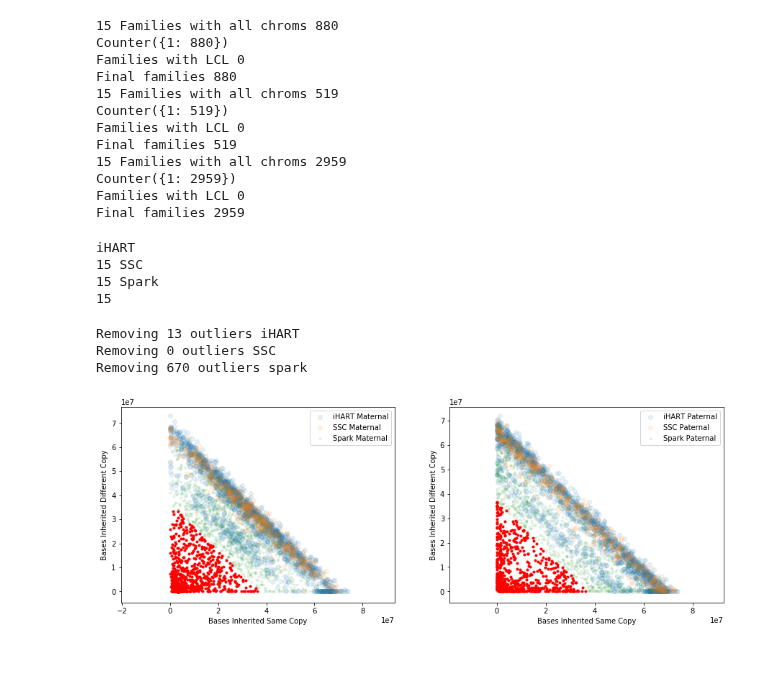
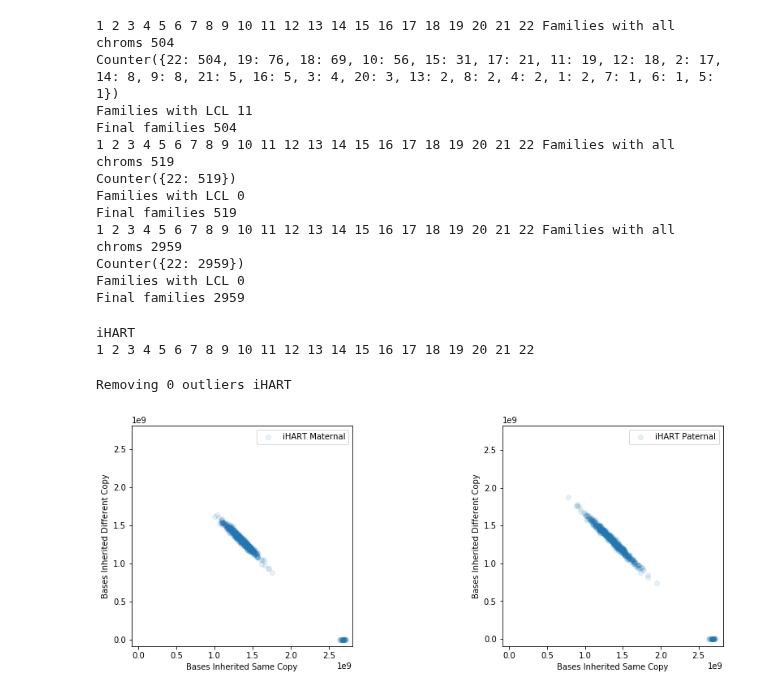
Before and after one commit to kpaskov/PhasingFamilies, a Jupyter notebook: analysis/Sibpair-Similarity.ipynb, the cells around one changed output. Cells and saved outputs as stored; diff of their text form; code cells hidden in the pictures; blank space fills up the shorter version.

```diff
--- a/analysis/Sibpair-Similarity.ipynb
+++ b/analysis/Sibpair-Similarity.ipynb
@@ -26,11 +26,11 @@ for ped_file in ped_files:
                 child_id_to_affected[child_id] = disease_status
                 child_id_to_sex[child_id] = sex
 # %%
-#chroms = [str(x) for x in range(1, 16)] #+
-chroms = ['15']
+chroms = [str(x) for x in range(1, 23)] #+
+#chroms = ['22']
 
-ihart_family_sizes = [3, 4, 5, 6, 7]
-ihart_phase_dir = '../phased_ihart_9.10'
+ihart_family_sizes = [3, 4, 5, 6]
+ihart_phase_dir = '../phased_ihart'
 
 #ihart_chip_family_sizes = [3, 4, 5, 6, 7]
 #ihart_chip_phase_dir = '../phased_ihart_chip'
@@ -92,16 +92,16 @@ ok_spark_families = pull_ok_families(spark_phase_dir, spark_family_sizes)
 #ok_spark_quad_families = pull_ok_families(spark_quad_phase_dir, spark_quad_family_sizes)
 #ok_ihart_chip_families = pull_ok_families(ihart_chip_phase_dir, ihart_chip_family_sizes)
 # %% [output]
-15 Families with all chroms 880
-Counter({1: 880})
-Families with LCL 0
-Final families 880
-15 Families with all chroms 519
-Counter({1: 519})
+1 2 3 4 5 6 7 8 9 10 11 12 13 14 15 16 17 18 19 20 21 22 Families with all chroms 504
+Counter({22: 504, 19: 76, 18: 69, 10: 56, 15: 31, 17: 21, 11: 19, 12: 18, 2: 17, 14: 8, 9: 8, 21: 5, 16: 5, 3: 4, 20: 3, 13: 2, 8: 2, 4: 2, 1: 2, 7: 1, 6: 1, 5: 1})
+Families with LCL 11
+Final families 504
+1 2 3 4 5 6 7 8 9 10 11 12 13 14 15 16 17 18 19 20 21 22 Families with all chroms 519
+Counter({22: 519})
 Families with LCL 0
 Final families 519
-15 Families with all chroms 2959
-Counter({1: 2959})
+1 2 3 4 5 6 7 8 9 10 11 12 13 14 15 16 17 18 19 20 21 22 Families with all chroms 2959
+Counter({22: 2959})
 Families with LCL 0
 Final families 2959
 # %%
@@ -176,17 +176,15 @@ ihart_sibpair_to_mat_match, ihart_sibpair_to_mat_mismatch, ihart_sibpair_to_pat_
 #ihart_quad_sibpair_to_mat_match, ihart_quad_sibpair_to_mat_mismatch, ihart_quad_sibpair_to_pat_match, ihart_quad_sibpair_to_pat_mismatch = load_phase_data(ihart_quad_phase_dir, ihart_quad_family_sizes, ok_ihart_quad_families)#, ignore_mask=True)
 #print('iHART chip')
 #ihart_chip_sibpair_to_mat_match, ihart_chip_sibpair_to_mat_mismatch, ihart_chip_sibpair_to_pat_match, ihart_chip_sibpair_to_pat_mismatch  = load_phase_data(ihart_chip_phase_dir, ihart_chip_family_sizes, ok_ihart_chip_families)
-print('SSC')
-ssc_sibpair_to_mat_match, ssc_sibpair_to_mat_mismatch, ssc_sibpair_to_pat_match, ssc_sibpair_to_pat_mismatch  = load_phase_data(ssc_phase_dir, ssc_family_sizes, ok_ssc_families)#, ignore_mask=True)
-print('Spark')
-spark_sibpair_to_mat_match, spark_sibpair_to_mat_mismatch, spark_sibpair_to_pat_match, spark_sibpair_to_pat_mismatch  = load_phase_data(spark_phase_dir, spark_family_sizes, ok_spark_families)#, ignore_mask=True)
+#print('SSC')
+#ssc_sibpair_to_mat_match, ssc_sibpair_to_mat_mismatch, ssc_sibpair_to_pat_match, ssc_sibpair_to_pat_mismatch  = load_phase_data(ssc_phase_dir, ssc_family_sizes, ok_ssc_families)#, ignore_mask=True)
+#print('Spark')
+#spark_sibpair_to_mat_match, spark_sibpair_to_mat_mismatch, spark_sibpair_to_pat_match, spark_sibpair_to_pat_mismatch  = load_phase_data(spark_phase_dir, spark_family_sizes, ok_spark_families)#, ignore_mask=True)
 ##print('Spark quad')
 #spark_quad_sibpair_to_mat_match, spark_quad_sibpair_to_mat_mismatch, spark_quad_sibpair_to_pat_match, spark_quad_sibpair_to_pat_mismatch  = load_phase_data(spark_quad_phase_dir, spark_quad_family_sizes, ok_spark_quad_families)#, ignore_mask=True)
 # %% [output]
 iHART
-15 SSC
-15 Spark
-15
+1 2 3 4 5 6 7 8 9 10 11 12 13 14 15 16 17 18 19 20 21 22
 # %%
 #ihart_sibpairs = sorted(set(ihart_sibpair_to_mat_match.keys())) #& set(ihart_quad_sibpair_to_mat_match.keys()))
 #ihart_sibpairs = sorted(set(ihart_sibpair_to_mat_match.keys()) & set(ihart_quad_sibpair_to_mat_match.keys()) & set(ihart_chip_sibpair_to_mat_match.keys()))
@@ -243,18 +241,16 @@ print('Removing %d outliers iHART' % np.sum(ihart_outliers))
 #ihart_chip_outliers = find_outliers(ihart_chip_mat_match, ihart_chip_mat_mismatch, ihart_chip_pat_match, ihart_chip_pat_mismatch)
 #print('Removing %d outliers iHART chip' % np.sum(ihart_chip_outliers))
 
-ssc_outliers = find_outliers(ssc_mat_match, ssc_mat_mismatch, ssc_pat_match, ssc_pat_mismatch)
-print('Removing %d outliers SSC' % np.sum(ssc_outliers))
+#ssc_outliers = find_outliers(ssc_mat_match, ssc_mat_mismatch, ssc_pat_match, ssc_pat_mismatch)
+#print('Removing %d outliers SSC' % np.sum(ssc_outliers))
 
-spark_outliers = find_outliers(spark_mat_match, spark_mat_mismatch, spark_pat_match, spark_pat_mismatch)
-print('Removing %d outliers spark' % np.sum(spark_outliers))
+#spark_outliers = find_outliers(spark_mat_match, spark_mat_mismatch, spark_pat_match, spark_pat_mismatch)
+#print('Removing %d outliers spark' % np.sum(spark_outliers))
 
 #spark_quad_outliers = find_outliers(spark_quad_mat_match, spark_quad_mat_mismatch, spark_quad_pat_match, spark_quad_pat_mismatch)
 #print('Removing %d outliers spark quad' % np.sum(spark_quad_outliers))
 # %% [output]
-Removing 13 outliers iHART
-Removing 0 outliers SSC
-Removing 670 outliers spark
+Removing 0 outliers iHART
 # %%
 plt.figure(figsize=(15, 5))
 
@@ -268,47 +264,51 @@ plt.scatter(ihart_mat_match[ihart_outliers], ihart_mat_mismatch[ihart_outliers],
 #plt.scatter(ihart_chip_mat_match, ihart_chip_mat_mismatch, alpha=0.1, label='iHART chip Maternal')
 #plt.scatter(ihart_chip_mat_match[ihart_chip_outliers], ihart_chip_mat_mismatch[ihart_chip_outliers], color='red')
 
-plt.scatter(ssc_mat_match, ssc_mat_mismatch, alpha=0.1, label='SSC Maternal')#plt.scatter(ssc_mat_match[ssc_outliers], ssc_mat_mismatch[ssc_outliers], color='red')
-plt.scatter(ssc_mat_match[ssc_outliers], ssc_mat_mismatch[ssc_outliers], color='red')
+#plt.scatter(ssc_mat_match, ssc_mat_mismatch, alpha=0.1, label='SSC Maternal')#plt.scatter(ssc_mat_match[ssc_outliers], ssc_mat_mismatch[ssc_outliers], color='red')
+#plt.scatter(ssc_mat_match[ssc_outliers], ssc_mat_mismatch[ssc_outliers], color='red')
 
-plt.scatter(spark_mat_match, spark_mat_mismatch, alpha=0.1, label='Spark Maternal', marker='.')
-plt.scatter(spark_mat_match[spark_outliers], spark_mat_mismatch[spark_outliers], color='red', marker='.')#
+#plt.scatter(spark_mat_match, spark_mat_mismatch, alpha=0.1, label='Spark Maternal', marker='.')
+#plt.scatter(spark_mat_match[spark_outliers], spark_mat_mismatch[spark_outliers], color='red', marker='.')#
 
 #plt.scatter(spark_quad_mat_match, spark_quad_mat_mismatch, alpha=0.1, label='Spark quad Maternal')
 #plt.scatter(spark_quad_mat_match[spark_quad_outliers], spark_quad_mat_mismatch[spark_quad_outliers], color='red')
 
 plt.legend()
 plt.xlabel('Bases Inherited Same Copy')
 plt.ylabel('Bases Inherited Different Copy')
-plt.axis('equal')
+plt.xlim([plt.ylim()[0], None])
+plt.ylim(plt.xlim())
+plt.gca().set_aspect('equal', adjustable='box')
 
 plt.subplot(1, 2, 2)
 plt.scatter(ihart_pat_match, ihart_pat_mismatch, alpha=0.1, label='iHART Paternal')
 plt.scatter(ihart_pat_match[ihart_outliers], ihart_pat_mismatch[ihart_outliers], color='red')
 
 #plt.scatter(ihart_quad_pat_match, ihart_quad_pat_mismatch, alpha=0.1, label='iHART quad Paternal')
 #plt.scatter(ihart_quad_pat_match[ihart_quad_outliers], ihart_quad_pat_mismatch[ihart_quad_outliers], color='red')
 
 #plt.scatter(ihart_chip_pat_match, ihart_chip_pat_mismatch, alpha=0.1, label='iHART chip Paternal')
 #plt.scatter(ihart_chip_pat_match[ihart_chip_outliers], ihart_chip_pat_mismatch[ihart_chip_outliers], color='red')
 
-plt.scatter(ssc_pat_match, ssc_pat_mismatch, alpha=0.1, label='SSC Paternal')
-plt.scatter(ssc_pat_match[ssc_outliers], ssc_pat_mismatch[ssc_outliers], color='red')
+#plt.scatter(ssc_pat_match, ssc_pat_mismatch, alpha=0.1, label='SSC Paternal')
+#plt.scatter(ssc_pat_match[ssc_outliers], ssc_pat_mismatch[ssc_outliers], color='red')
 
-plt.scatter(spark_pat_match, spark_pat_mismatch, alpha=0.1, label='Spark Paternal', marker='.')
-plt.scatter(spark_pat_match[spark_outliers], spark_pat_mismatch[spark_outliers], color='red', marker='.')
+#plt.scatter(spark_pat_match, spark_pat_mismatch, alpha=0.1, label='Spark Paternal', marker='.')
+#plt.scatter(spark_pat_match[spark_outliers], spark_pat_mismatch[spark_outliers], color='red', marker='.')
 
 #plt.scatter(spark_quad_pat_match, spark_quad_pat_mismatch, alpha=0.1, label='Spark quad Paternal')
 #plt.scatter(spark_quad_pat_match[spark_quad_outliers], spark_quad_pat_mismatch[spark_quad_outliers], color='red')
 
 plt.legend()
 plt.xlabel('Bases Inherited Same Copy')
 plt.ylabel('Bases Inherited Different Copy')
-plt.axis('equal')
+plt.xlim([plt.ylim()[0], None])
+plt.ylim(plt.xlim())
+plt.gca().set_aspect('equal', adjustable='box')
 
 plt.show()
 # %% [output]
-[figure, old version]
+[figure, new version]
 # %%
 #ihart_indices = ~ihart_outliers & ~ihart_quad_outliers & ~ihart_chip_outliers
 #ihart_indices = ~ihart_outliers #& ~ihart_quad_outliers
```
Also changed, not shown: parts of 11 cells of this notebook, 5 other files.
